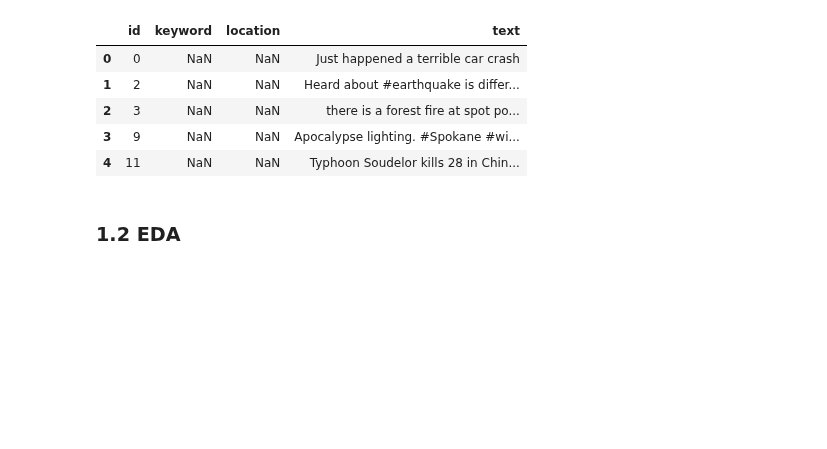
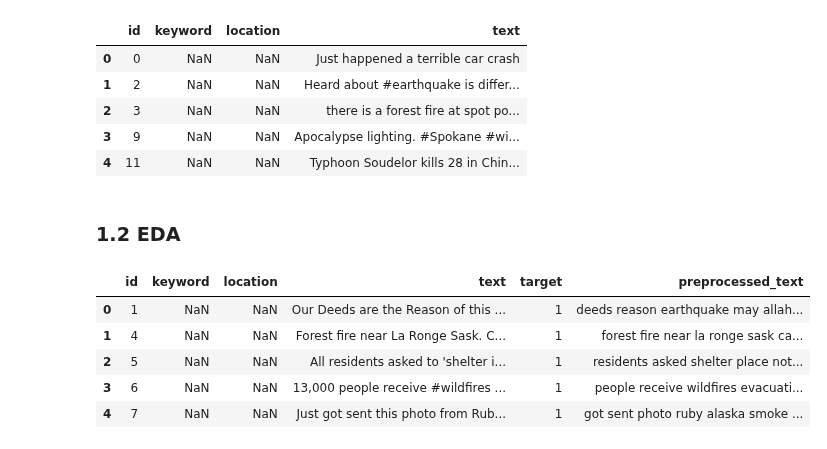
Before and after one commit to Mark-Barbaric/Kaggle, a Jupyter notebook: disaster_tweets/disaster_tweets_bert.ipynb, the cells around one changed output. Saved outputs shown, nothing was run; the diff lists cells and outputs as text; code cells hidden in the pictures; blank space fills up the shorter version.

```diff
--- a/disaster_tweets/disaster_tweets_bert.ipynb
+++ b/disaster_tweets/disaster_tweets_bert.ipynb
@@ -72,3 +82,13 @@ test_df.head()
 | 4 | 11 | NaN | NaN | Typhoon Soudelor kills 28 in Chin... |
 # %% [markdown]
 ### 1.2 EDA
+# %%
+train_df['preprocessed_text'] = train_df['text'].apply(lambda x: preprocess_text(x, ENGLISH_STOPWORDS))
+train_df.head()
+# %% [output]
+|  | id | keyword | location | text | target | preprocessed_text |
+| 0 | 1 | NaN | NaN | Our Deeds are the Reason of this ... | 1 | deeds reason earthquake may allah... |
+| 1 | 4 | NaN | NaN | Forest fire near La Ronge Sask. C... | 1 | forest fire near la ronge sask ca... |
+| 2 | 5 | NaN | NaN | All residents asked to 'shelter i... | 1 | residents asked shelter place not... |
+| 3 | 6 | NaN | NaN | 13,000 people receive #wildfires ... | 1 | people receive wildfires evacuati... |
+| 4 | 7 | NaN | NaN | Just got sent this photo from Rub... | 1 | got sent photo ruby alaska smoke ... |
```
Also changed, not shown: parts of 13 cells of this notebook, 1 other file.
